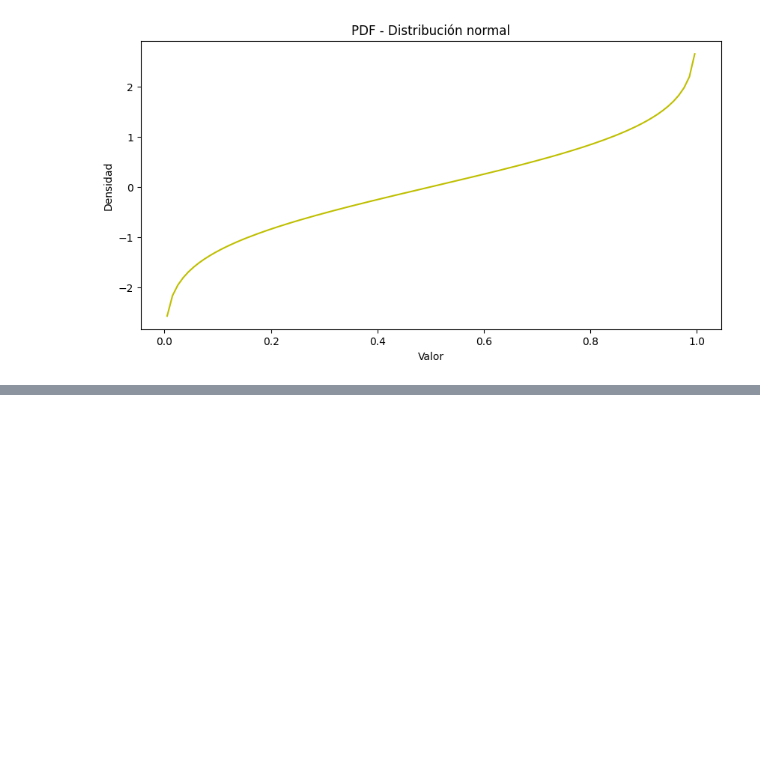
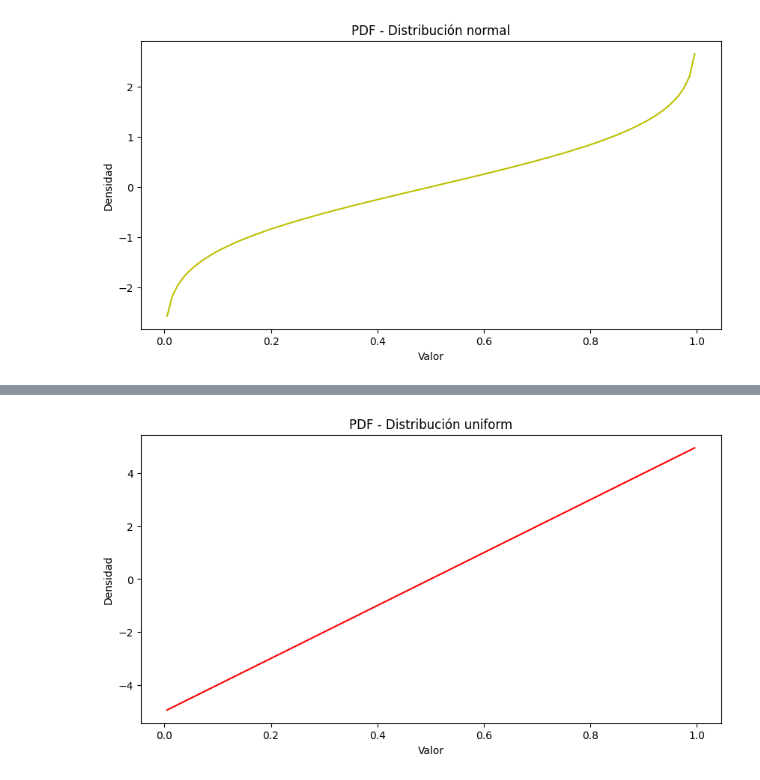
Before and after one commit to PuraCampos/probability-distribution-exercises-project-with-python, a Jupyter notebook: notebook/problems.es.ipynb, the cells around one changed output, grey strips where cells are left out. Cells and saved outputs as stored; diff of their text form; code cells hidden in the pictures; blank space fills up the shorter version.

```diff
--- a/notebook/problems.es.ipynb
+++ b/notebook/problems.es.ipynb
@@ -181,0 +213,10 @@ plt.show()
+# %%
+ppf_unif=p_uniform(data,loc=v_min,scale=v_max)
+plt.figure(figsize = (10, 5))
+plt.plot(data,ppf_unif, "r-")
+plt.title("PDF - Distribución uniform")
+plt.xlabel("Valor")
+plt.ylabel("Densidad")
+plt.show()
+# %% [output]
+[figure, added]
```
Also changed, not shown: parts of 4 cells of this notebook.
